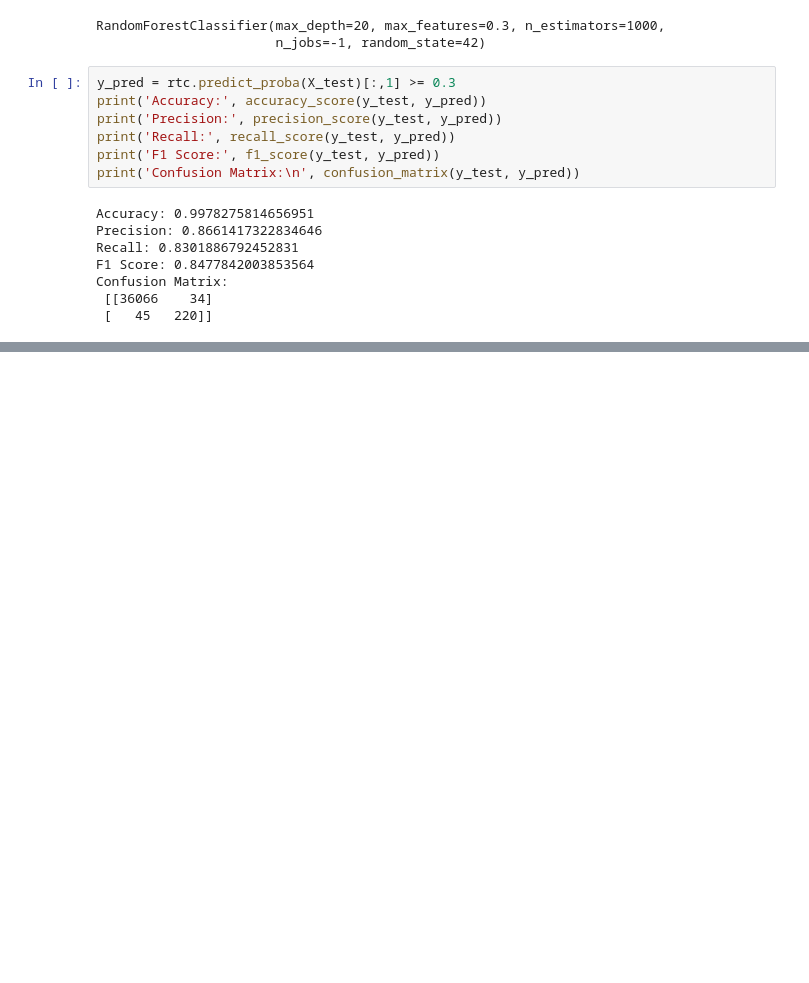
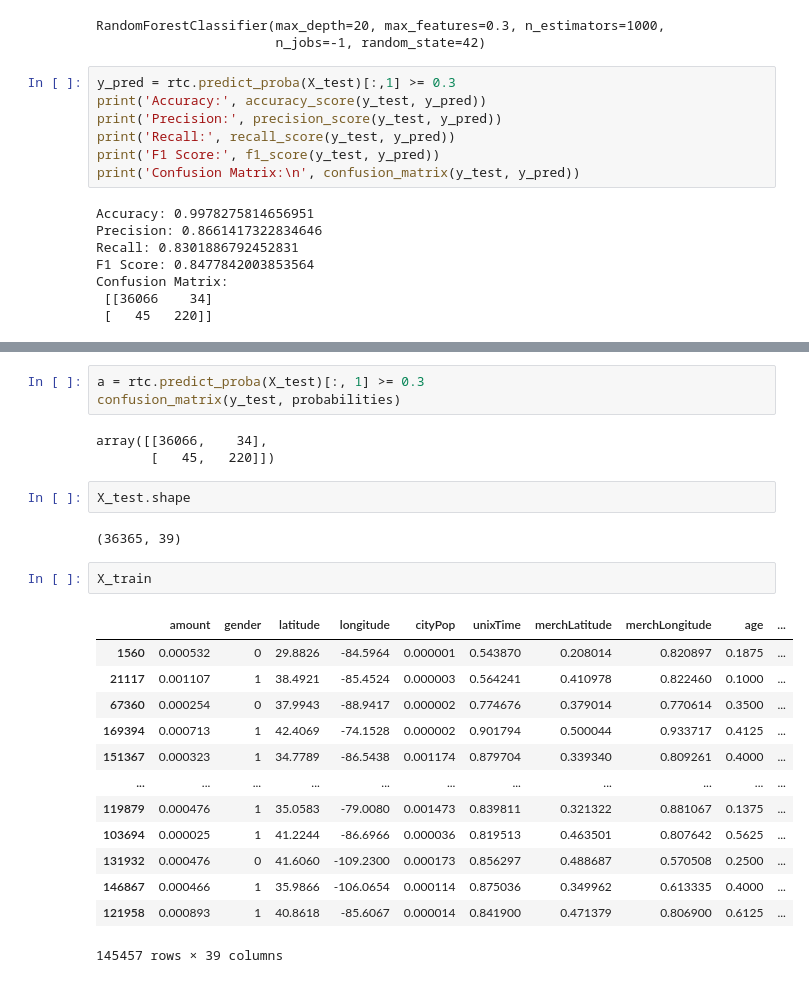
Before and after one commit to ethan-rng/dataquest, a Jupyter notebook: rachel_model.ipynb, the cells around one changed output, grey strips where cells are left out. Saved outputs shown, nothing was run; the diff lists cells and outputs as text; blank space fills up the shorter version.

```diff
--- a/rachel_model.ipynb
+++ b/rachel_model.ipynb
@@ -379,0 +395,26 @@ Confusion Matrix:
+# %%
+a = rtc.predict_proba(X_test)[:, 1] >= 0.3
+confusion_matrix(y_test, probabilities)
+# %% [output]
+array([[36066,    34],
+       [   45,   220]])
+# %%
+X_test.shape
+# %% [output]
+(36365, 39)
+# %%
+X_train
+# %% [output]
+|  | amount | gender | latitude | longitude | cityPop | unixTime | merchLatitude | merchLongitude | age | ... |
+| 1560 | 0.000532 | 0 | 29.8826 | -84.5964 | 0.000001 | 0.543870 | 0.208014 | 0.820897 | 0.1875 | ... |
+| 21117 | 0.001107 | 1 | 38.4921 | -85.4524 | 0.000003 | 0.564241 | 0.410978 | 0.822460 | 0.1000 | ... |
+| 67360 | 0.000254 | 0 | 37.9943 | -88.9417 | 0.000002 | 0.774676 | 0.379014 | 0.770614 | 0.3500 | ... |
+| 169394 | 0.000713 | 1 | 42.4069 | -74.1528 | 0.000002 | 0.901794 | 0.500044 | 0.933717 | 0.4125 | ... |
+| 151367 | 0.000323 | 1 | 34.7789 | -86.5438 | 0.001174 | 0.879704 | 0.339340 | 0.809261 | 0.4000 | ... |
+| ... | ... | ... | ... | ... | ... | ... | ... | ... | ... | ... |
+| 119879 | 0.000476 | 1 | 35.0583 | -79.0080 | 0.001473 | 0.839811 | 0.321322 | 0.881067 | 0.1375 | ... |
+| 103694 | 0.000025 | 1 | 41.2244 | -86.6966 | 0.000036 | 0.819513 | 0.463501 | 0.807642 | 0.5625 | ... |
+| 131932 | 0.000476 | 0 | 41.6060 | -109.2300 | 0.000173 | 0.856297 | 0.488687 | 0.570508 | 0.2500 | ... |
+| 146867 | 0.000466 | 1 | 35.9866 | -106.0654 | 0.000114 | 0.875036 | 0.349962 | 0.613335 | 0.4000 | ... |
+| 121958 | 0.000893 | 1 | 40.8618 | -85.6067 | 0.000014 | 0.841900 | 0.471379 | 0.806900 | 0.6125 | ... |
+145457 rows × 39 columns
```
Also changed, not shown: parts of 5 cells of this notebook, 3 other files.
